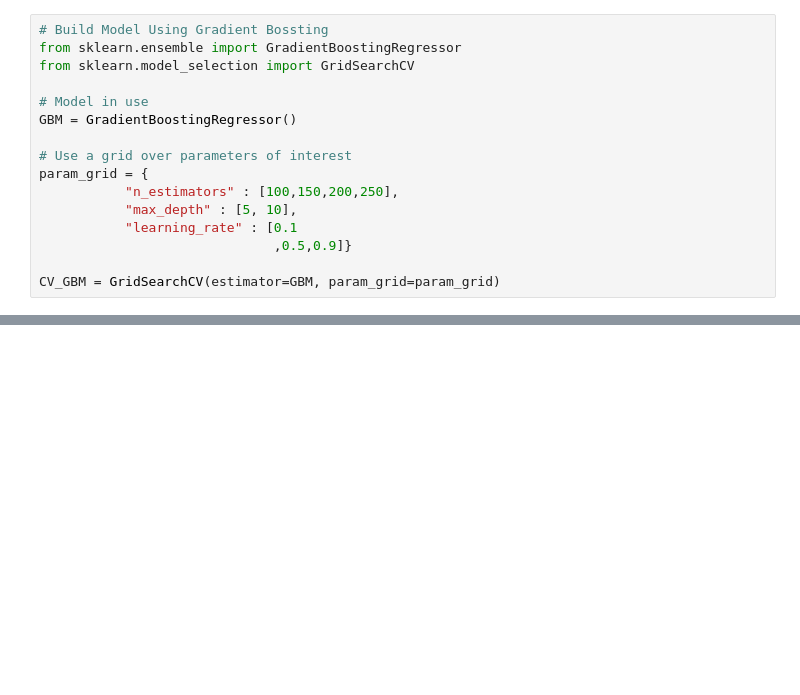
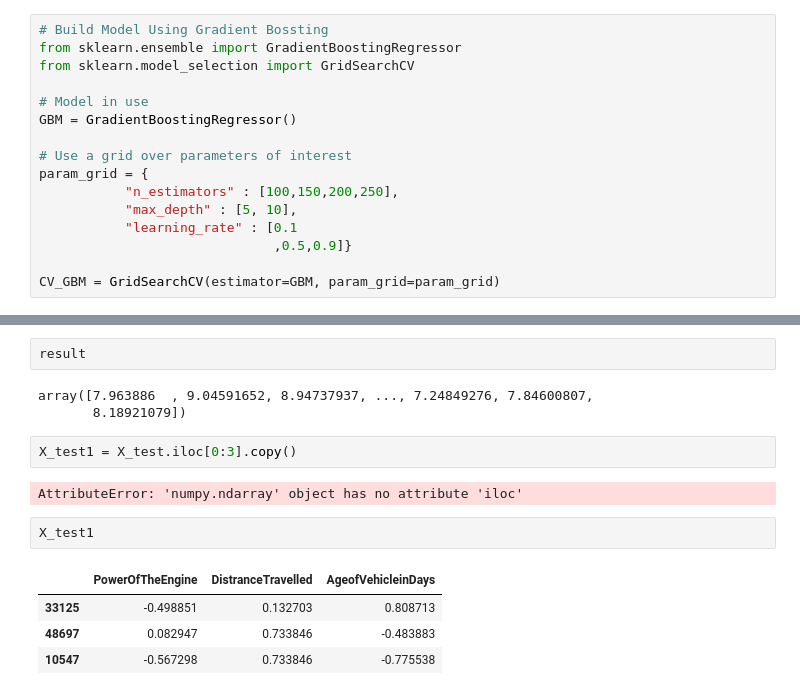
Before and after one commit to pyerabati/Prashanth_Yerabati_PythonCodes, a Jupyter notebook: Car_price_final.ipynb, the cells around one changed output, grey strips where cells are left out. Drawn from its saved outputs; the diff is of its cells as text; blank space fills up the shorter version.

```diff
--- a/Car_price_final.ipynb
+++ b/Car_price_final.ipynb
@@ -733,0 +800,16 @@ CV_GBM = GridSearchCV(estimator=GBM, param_grid=param_grid)
+# %%
+result
+# %% [output]
+array([7.963886  , 9.04591652, 8.94737937, ..., 7.24849276, 7.84600807,
+       8.18921079])
+# %%
+X_test1 = X_test.iloc[0:3].copy()
+# %% [output]
+AttributeError: 'numpy.ndarray' object has no attribute 'iloc'
+# %%
+X_test1
+# %% [output]
+|  | PowerOfTheEngine | DistranceTravelled | AgeofVehicleinDays |
+| 33125 | -0.498851 | 0.132703 | 0.808713 |
+| 48697 | 0.082947 | 0.733846 | -0.483883 |
+| 10547 | -0.567298 | 0.733846 | -0.775538 |
```
Also changed, not shown: parts of 32 cells of this notebook, 35 other files.
